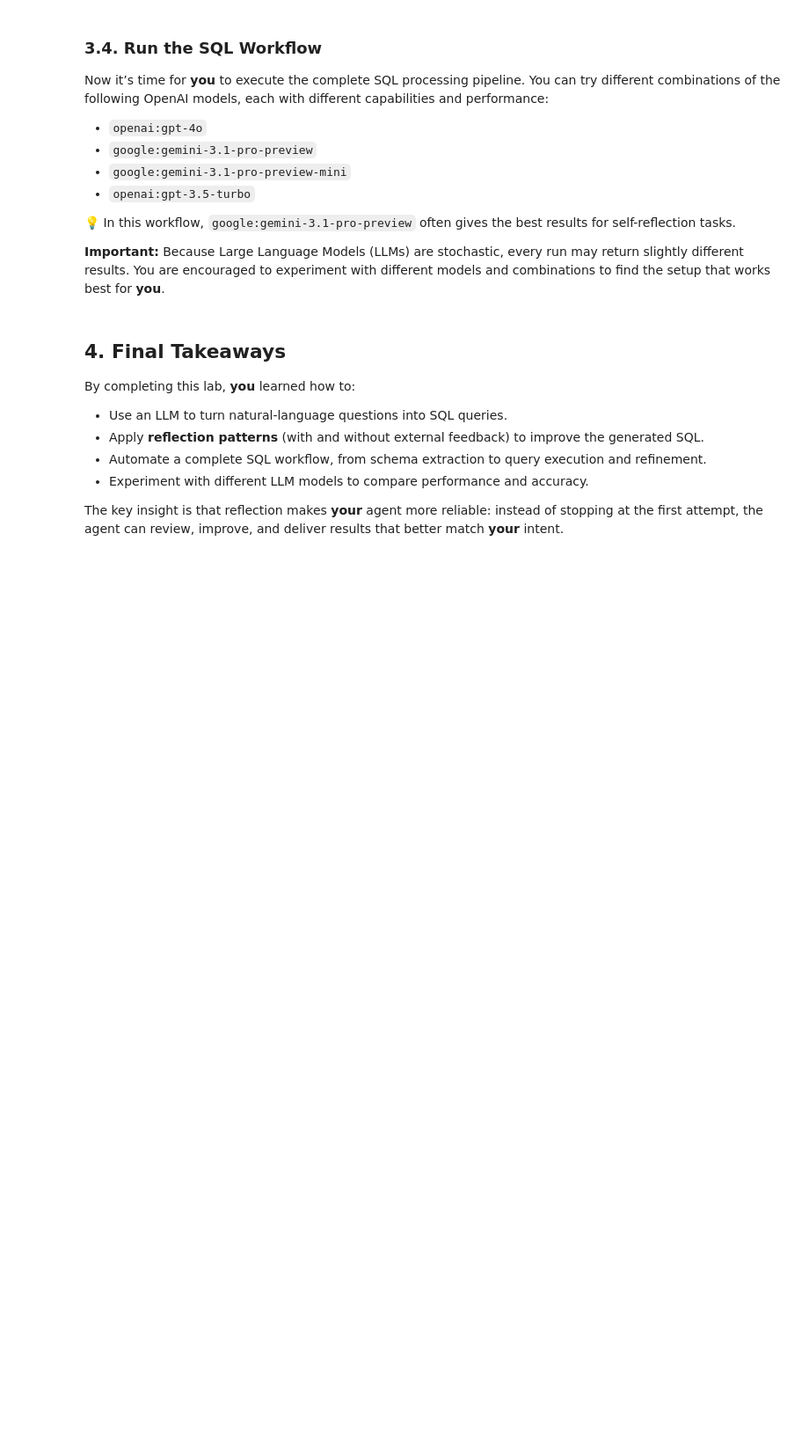
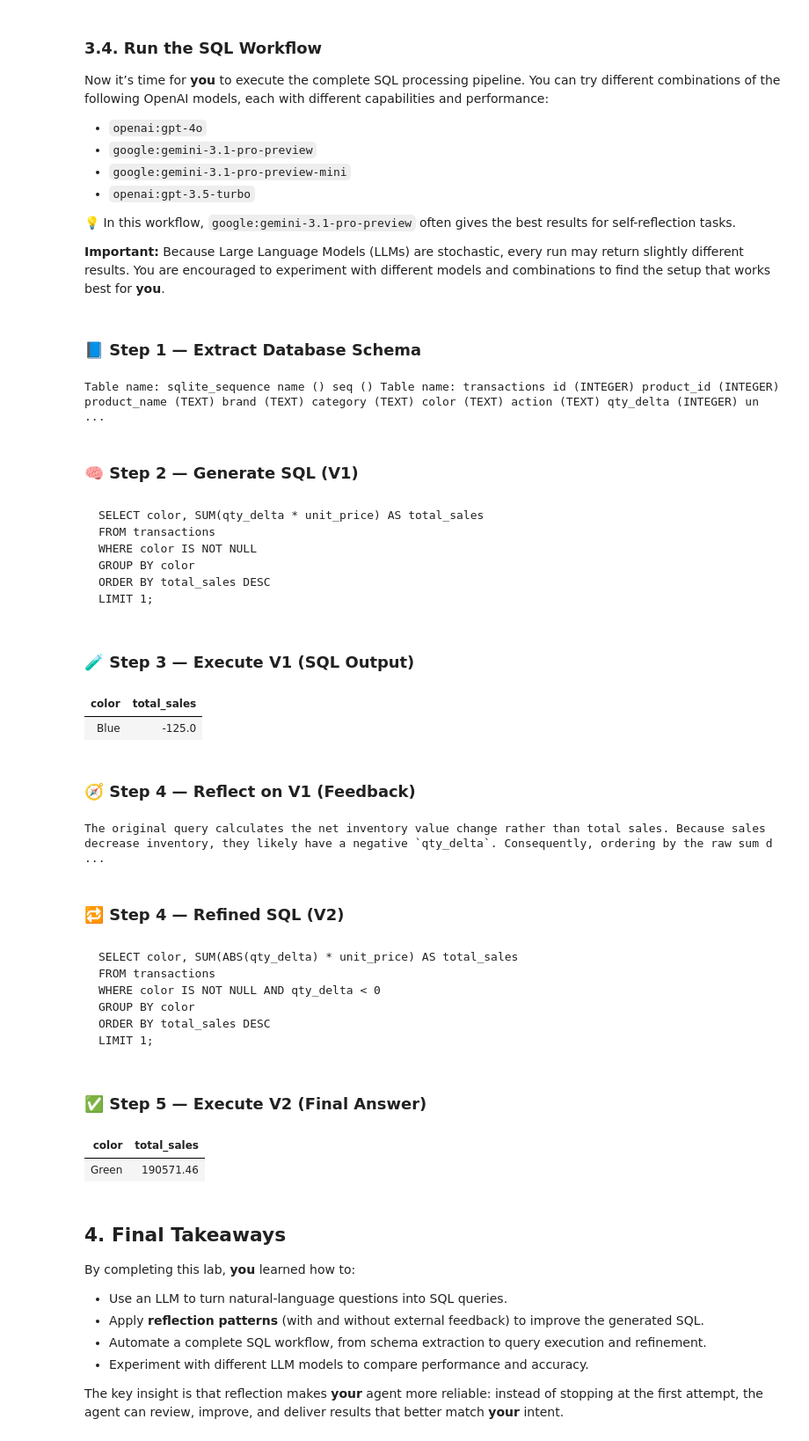
Before and after one commit to alzcurda/dl-agentic-ai, a Jupyter notebook: 02_improving_reflection/M2_UGL_2.ipynb, the cells around one changed output. Shown at 88% size. Drawn from its saved outputs; the diff is of its cells as text; code cells hidden in the pictures; blank space fills up the shorter version.

Commit message:
feat: update notebook outputs, clean up IDE settings, and sync requirements.

```diff
--- a/02_improving_reflection/M2_UGL_2.ipynb
+++ b/02_improving_reflection/M2_UGL_2.ipynb
@@ -437,8 +480,8 @@ This makes it easier for **you** to work with SQL queries in a smoother, more ac
 def run_sql_workflow(
     db_path: str,
     question: str,
-    model_generation: str = "google:gemini-3.1-pro-preview",
-    model_evaluation: str = "google:gemini-3.1-pro-preview",
+    model_generation="google:gemini-flash-latest",
+    model_evaluation: str = "google:gemini-pro-latest",
 ):
     """
     End-to-end workflow to generate, execute, evaluate, and refine SQL queries.
@@ -512,10 +555,25 @@ You are encouraged to experiment with different models and combinations to find
 # %%
 run_sql_workflow(
     "products.db",
     "Which color of product has the highest total sales? Return both the color and the calculated total sales value.",
-    model_generation="google:gemini-3.1-pro-preview",
-    model_evaluation="google:gemini-3.1-pro-preview"
+    model_generation="google:gemini-flash-latest",
+    model_evaluation="google:gemini-pro-latest"
 )
+# %% [output]
+📘 Step 1 — Extract Database Schema
+Table name: sqlite_sequence name () seq () Table name: transactions id (INTEGER) product_id (INTEGER) product_name (TEXT) brand (TEXT) category (TEXT) color (TEXT) action (TEXT) qty_delta (INTEGER) un ...
+🧠 Step 2 — Generate SQL (V1)
+SELECT color, SUM(qty_delta * unit_price) AS total_sales FROM transactions WHERE color IS NOT NULL GROUP BY color ORDER BY total_sales DESC LIMIT 1;
+🧪 Step 3 — Execute V1 (SQL Output)
+| color | total_sales |
+| Blue | -125.0 |
+🧭 Step 4 — Reflect on V1 (Feedback)
+The original query calculates the net inventory value change rather than total sales. Because sales decrease inventory, they likely have a negative `qty_delta`. Consequently, ordering by the raw sum d ...
+🔁 Step 4 — Refined SQL (V2)
+SELECT color, SUM(ABS(qty_delta) * unit_price) AS total_sales FROM transactions WHERE color IS NOT NULL AND qty_delta < 0 GROUP BY color ORDER BY total_sales DESC LIMIT 1;
+✅ Step 5 — Execute V2 (Final Answer)
+| color | total_sales |
+| Green | 190571.46 |
 # %% [markdown]
 ## 4. Final Takeaways
 
```
Also changed, not shown: parts of 6 cells of this notebook, 2 other files.
